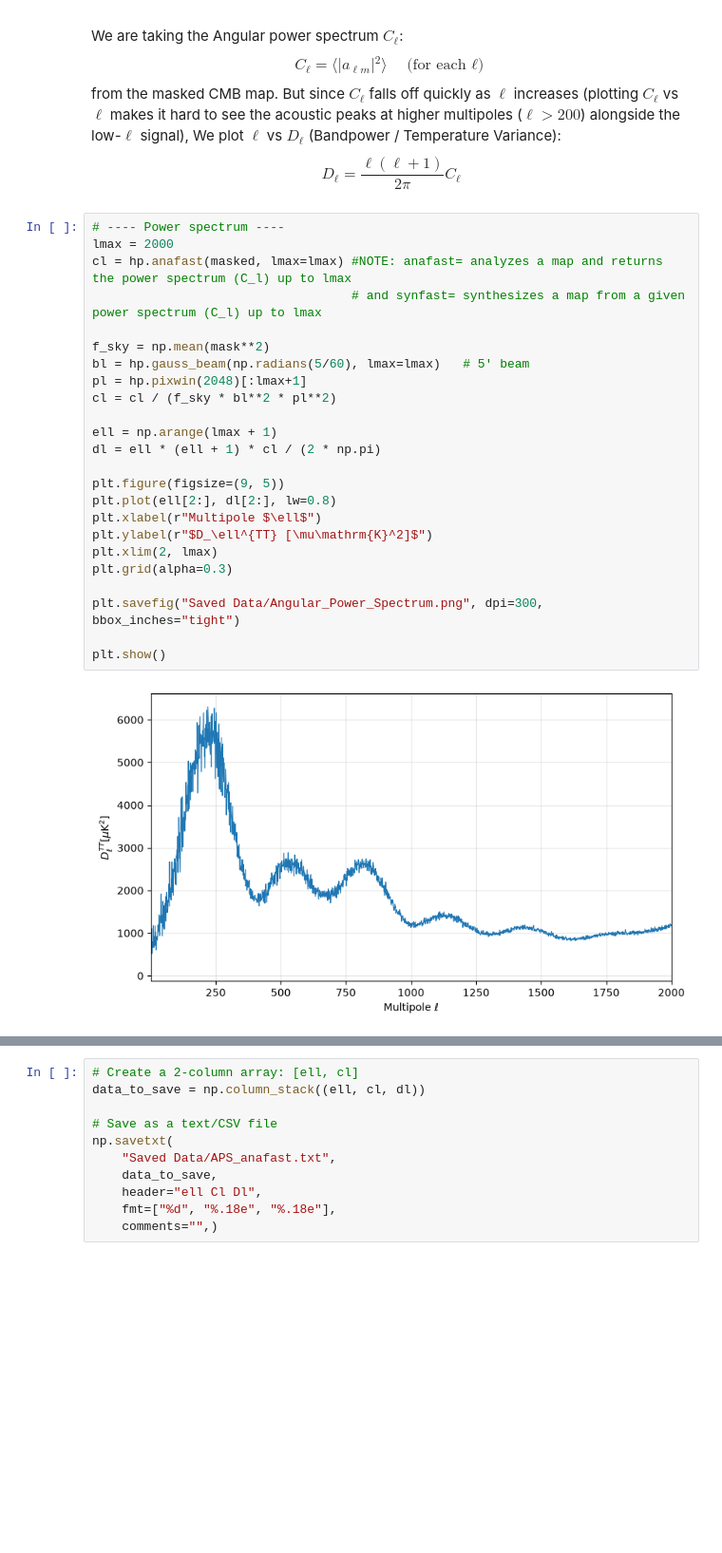
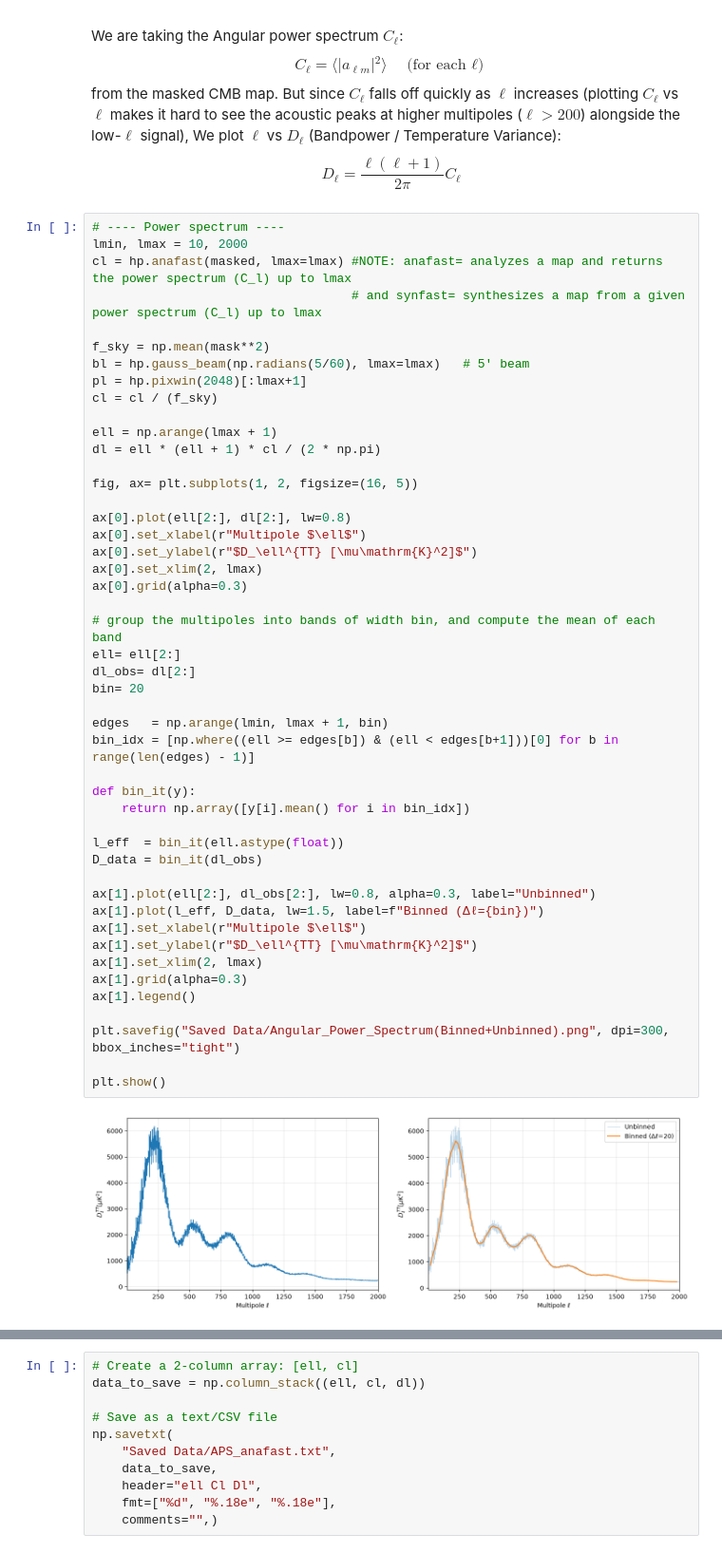
Before and after one commit to yugantchelak/Hubble-Tension, a Jupyter notebook: CMB/CMB_Planck.ipynb, the cells around one changed output, grey strips where cells are left out. Shown at 95% size. Drawn from its saved outputs; the diff is of its cells as text; blank space fills up the shorter version.

```diff
--- a/CMB/CMB_Planck.ipynb
+++ b/CMB/CMB_Planck.ipynb
@@ -49,28 +47,51 @@ We are taking the Angular power spectrum $C_\ell$: $$C_\ell = \langle \vert{}a_{
 from the masked CMB map. But since $C_\ell$ falls off quickly as $\ell$ increases (plotting $C_\ell$ vs $\ell$ makes it hard to see the acoustic peaks at higher multipoles ($\ell > 200$) alongside the low-$\ell$ signal), We plot $\ell$ vs $D_\ell$ (Bandpower / Temperature Variance): $$D_\ell = \frac{\ell(\ell + 1)}{2\pi} C_\ell$$
 # %%
 # ---- Power spectrum ----
-lmax = 2000
+lmin, lmax = 10, 2000
 cl = hp.anafast(masked, lmax=lmax) #NOTE: anafast= analyzes a map and returns the power spectrum (C_l) up to lmax
                                    # and synfast= synthesizes a map from a given power spectrum (C_l) up to lmax
 
 f_sky = np.mean(mask**2)
 bl = hp.gauss_beam(np.radians(5/60), lmax=lmax)   # 5' beam
 pl = hp.pixwin(2048)[:lmax+1]
-cl = cl / (f_sky * bl**2 * pl**2)
+cl = cl / (f_sky)
 
 ell = np.arange(lmax + 1)
 dl = ell * (ell + 1) * cl / (2 * np.pi)
 
-plt.figure(figsize=(9, 5))
-plt.plot(ell[2:], dl[2:], lw=0.8)
-plt.xlabel(r"Multipole $\ell$")
-plt.ylabel(r"$D_\ell^{TT} [\mu\mathrm{K}^2]$")
-plt.xlim(2, lmax)
-plt.grid(alpha=0.3)
+fig, ax= plt.subplots(1, 2, figsize=(16, 5))
 
-plt.savefig("Saved Data/Angular_Power_Spectrum.png", dpi=300, bbox_inches="tight")
+ax[0].plot(ell[2:], dl[2:], lw=0.8)
+ax[0].set_xlabel(r"Multipole $\ell$")
+ax[0].set_ylabel(r"$D_\ell^{TT} [\mu\mathrm{K}^2]$")
+ax[0].set_xlim(2, lmax)
+ax[0].grid(alpha=0.3)
+
+# group the multipoles into bands of width bin, and compute the mean of each band
+ell= ell[2:]
+dl_obs= dl[2:]
+bin= 20
+
+edges   = np.arange(lmin, lmax + 1, bin)
+bin_idx = [np.where((ell >= edges[b]) & (ell < edges[b+1]))[0] for b in range(len(edges) - 1)]
+
+def bin_it(y):
+    return np.array([y[i].mean() for i in bin_idx])
+
+l_eff  = bin_it(ell.astype(float))
+D_data = bin_it(dl_obs)
+
+ax[1].plot(ell[2:], dl_obs[2:], lw=0.8, alpha=0.3, label="Unbinned")
+ax[1].plot(l_eff, D_data, lw=1.5, label=f"Binned (Δℓ={bin})")
+ax[1].set_xlabel(r"Multipole $\ell$")
+ax[1].set_ylabel(r"$D_\ell^{TT} [\mu\mathrm{K}^2]$")
+ax[1].set_xlim(2, lmax)
+ax[1].grid(alpha=0.3)
+ax[1].legend()
+
+plt.savefig("Saved Data/Angular_Power_Spectrum(Binned+Unbinned).png", dpi=300, bbox_inches="tight")
 
 plt.show()
 # %% [output]
-[figure, old version]
+[figure, new version]
 # %% [markdown]
```
Also changed, not shown: parts of 5 cells of this notebook, 19 other files.
